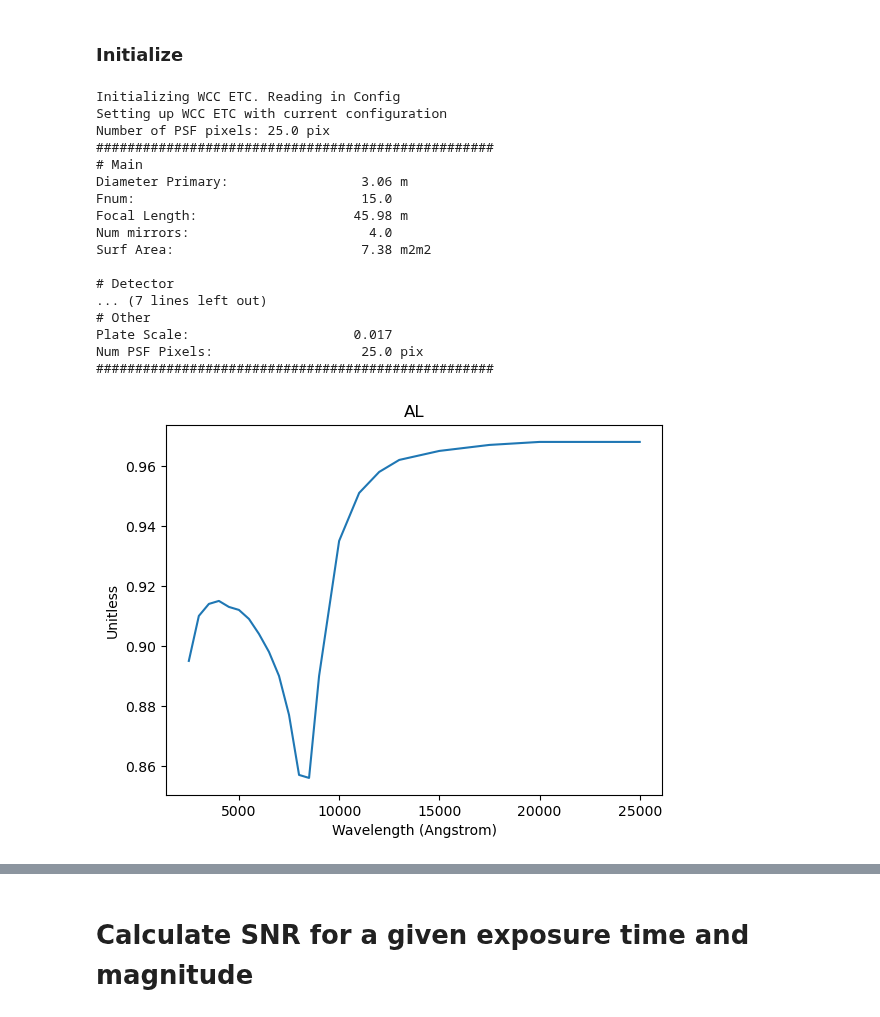
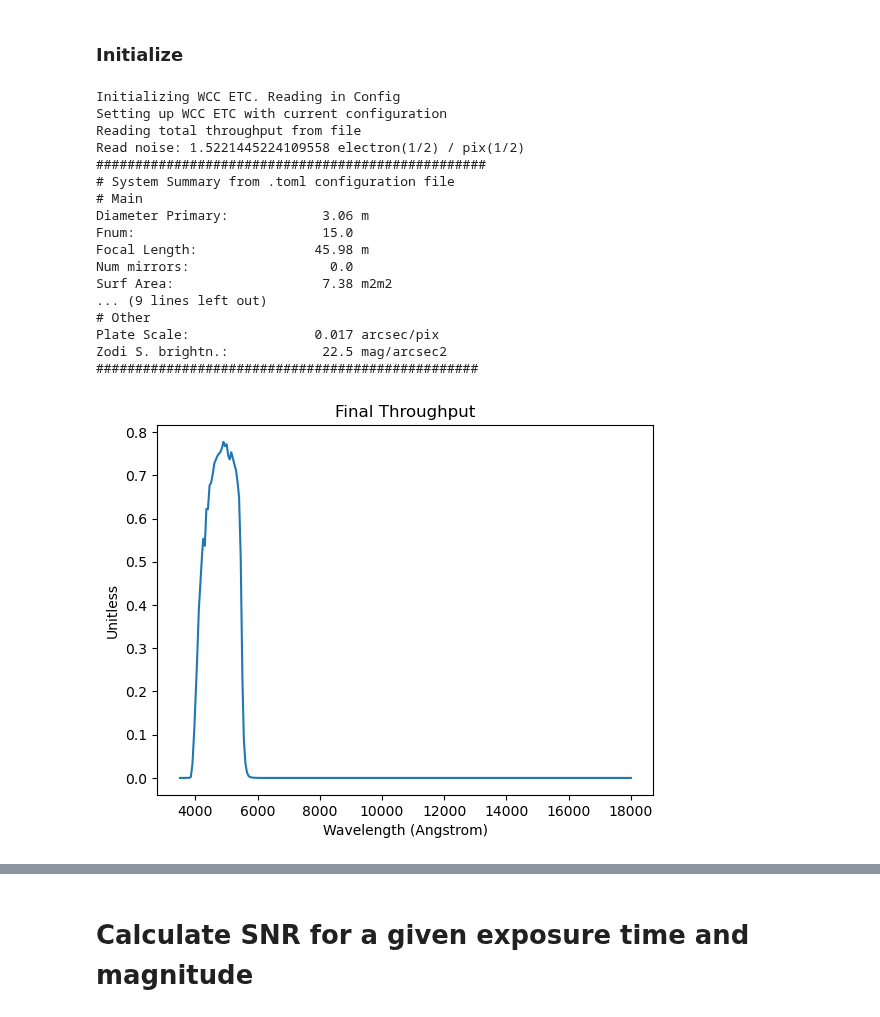
Before and after one commit to schmidt-observatories/wcc-etc, a Jupyter notebook: notebooks/01_Example.ipynb, the cells around one changed output, grey strips where cells are left out. Drawn from its saved outputs; the diff is of its cells as text; code cells hidden in the pictures.

```diff
--- a/notebooks/01_Example.ipynb
+++ b/notebooks/01_Example.ipynb
@@ -11,24 +11,24 @@ reload(wcc_etc)
 # %% [markdown]
 ### Initialize
 # %%
-WCC = wcc_etc.WCCETC("../config/config_wcc_optical.toml")
-WCC.setup(verbose=True)
+WCC = wcc_etc.WCCETC("../config/config_wcc_sdssg_from_final.toml")
+WCC.setup(verbose=True,plot=True)
 # %% [output]
 Initializing WCC ETC. Reading in Config
 Setting up WCC ETC with current configuration
-Number of PSF pixels: 25.0 pix
-###################################################
+Reading total throughput from file
+Read noise: 1.5221445224109558 electron(1/2) / pix(1/2)
+##################################################
+# System Summary from .toml configuration file
 # Main
-Diameter Primary:                 3.06 m
-Fnum:                             15.0
-Focal Length:                    45.98 m
-Num mirrors:                       4.0
-Surf Area:                        7.38 m2m2
-
-# Detector
-... (7 lines left out)
+Diameter Primary:            3.06 m
+Fnum:                        15.0
+Focal Length:               45.98 m
+Num mirrors:                  0.0
+Surf Area:                   7.38 m2m2
+... (9 lines left out)
 # Other
-Plate Scale:                     0.017
-Num PSF Pixels:                   25.0 pix
-###################################################
+Plate Scale:                0.017 arcsec/pix
+Zodi S. brightn.:            22.5 mag/arcsec2
+#################################################
-[figure, old version]
+[figure, new version]
```
Also changed, not shown: parts of 8 cells of this notebook, 7 other files.
